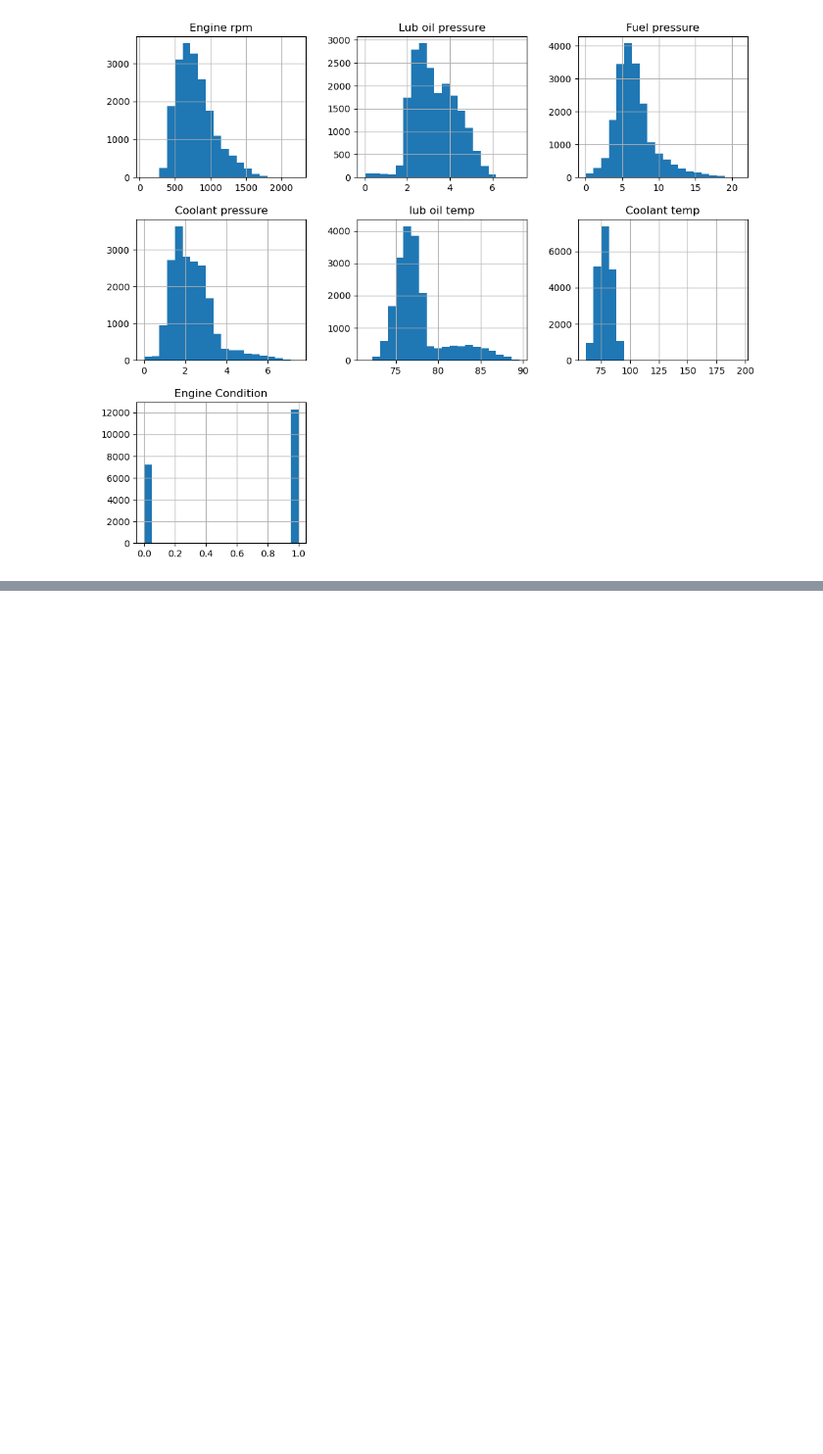
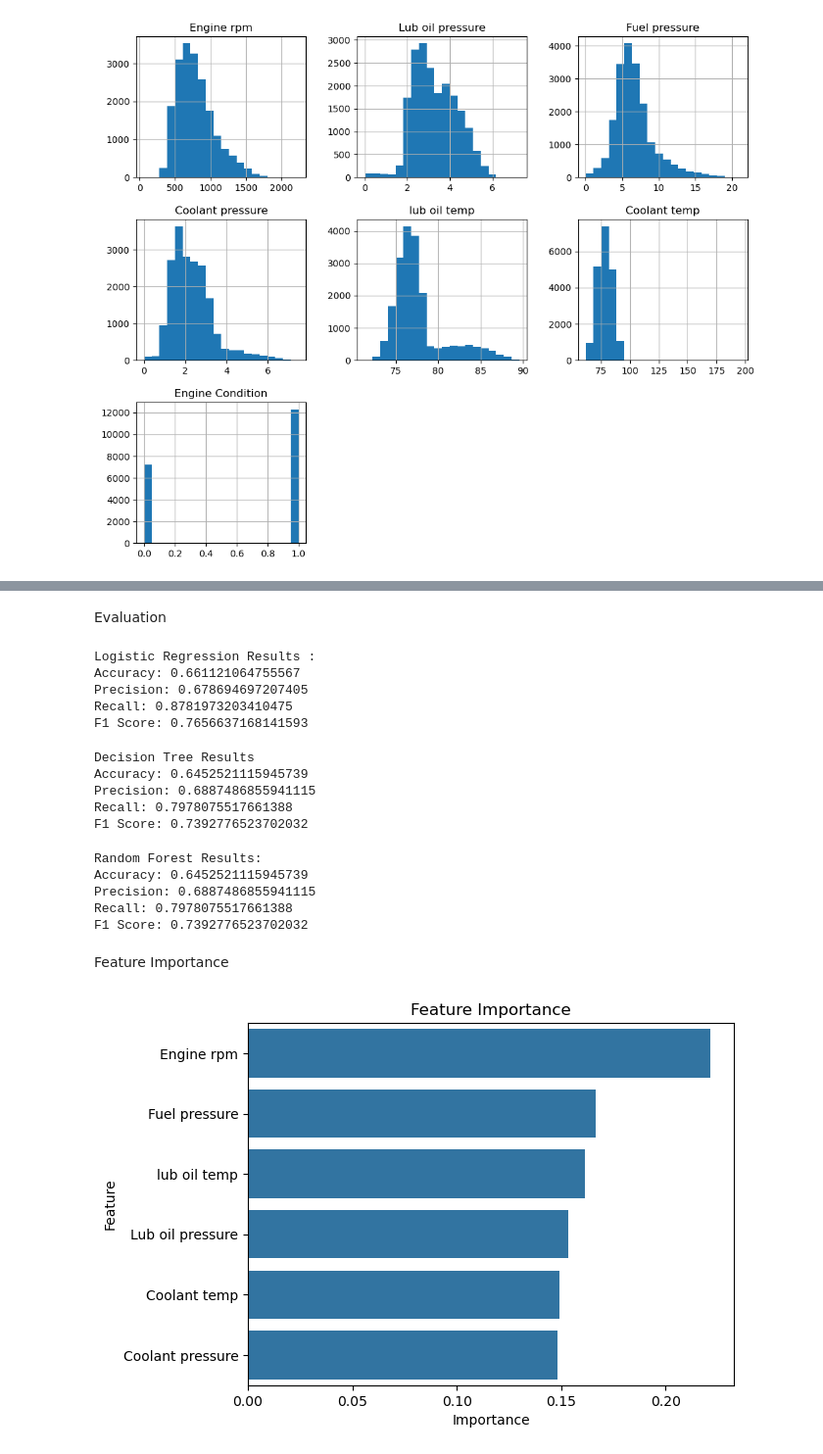
Before and after one commit to Benbellah-Owino/capstone-group3-karu, a Jupyter notebook: notebooks/marion.ipynb, the cells around one changed output, grey strips where cells are left out. Shown at 98% size. Drawn from its saved outputs; the diff is of its cells as text; code cells hidden in the pictures; blank space fills up the shorter version.

Commit message:
Data modelling

```diff
--- a/notebooks/marion.ipynb
+++ b/notebooks/marion.ipynb
@@ -101,0 +142,8 @@ plt.show()
+# %%
+pipeline_lr = Pipeline([
+    ('scaler', StandardScaler()),
+    ('model', LogisticRegression())
+])
+
+pipeline_lr.fit(X_train, y_train)
+y_pred_log = pipeline_lr.predict(X_test)
@@ -101,0 +173,4 @@ plt.show()
+# %%
+dt = DecisionTreeClassifier(random_state=42)
+dt.fit(X_train, y_train)
+y_pred = dt.predict(X_test)
@@ -101,0 +190,3 @@ plt.show()
+# %%
+rf = RandomForestClassifier(n_estimators=100, random_state=42)
+rf.fit(X_train, y_train)
@@ -101,0 +252,57 @@ plt.show()
+# %% [markdown]
+Evaluation
+# %%
+print("Logistic Regression Results :")
+print("Accuracy:", accuracy_score(y_test, y_pred_lr))
+print("Precision:", precision_score(y_test, y_pred_lr))
+print("Recall:", recall_score(y_test, y_pred_lr))
+print("F1 Score:", f1_score(y_test, y_pred_lr))
+# %% [output]
+Logistic Regression Results :
+Accuracy: 0.661121064755567
+Precision: 0.678694697207405
+Recall: 0.8781973203410475
+F1 Score: 0.7656637168141593
+# %%
+print("Decision Tree Results")
+print("Accuracy:", accuracy_score(y_test, y_pred))
+print("Precision:", precision_score(y_test, y_pred))
+print("Recall:", recall_score(y_test, y_pred))
+print("F1 Score:", f1_score(y_test, y_pred))
+# %% [output]
+Decision Tree Results
+Accuracy: 0.6452521115945739
+Precision: 0.6887486855941115
+Recall: 0.7978075517661388
+F1 Score: 0.7392776523702032
+# %%
+print("Random Forest Results:")
+print("Accuracy:", accuracy_score(y_test, y_pred))
+print("Precision:", precision_score(y_test, y_pred))
+print("Recall:", recall_score(y_test, y_pred))
+print("F1 Score:", f1_score(y_test, y_pred))
+# %% [output]
+Random Forest Results:
+Accuracy: 0.6452521115945739
+Precision: 0.6887486855941115
+Recall: 0.7978075517661388
+F1 Score: 0.7392776523702032
+# %% [markdown]
+Feature Importance
+# %%
+importances = rf.feature_importances_
+
+feature_importance_df = pd.DataFrame({
+    "Feature": X.columns,
+    "Importance": importances
+}).sort_values(by="Importance", ascending=False)
+
+sns.barplot(
+    x="Importance",
+    y="Feature",
+    data=feature_importance_df
+)
+plt.title("Feature Importance")
+plt.show()
+# %% [output]
+[figure, added]
```
Also changed, not shown: parts of 28 cells of this notebook.
